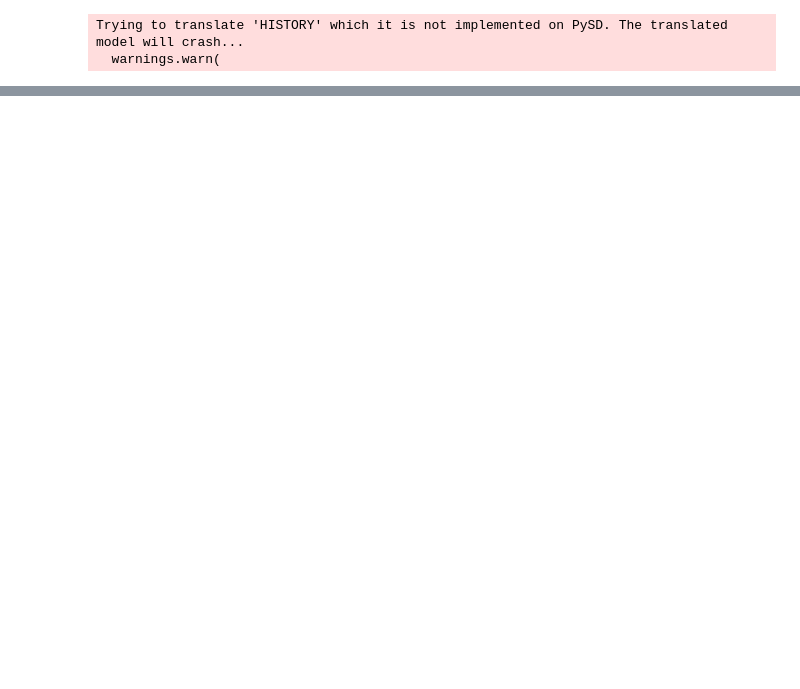
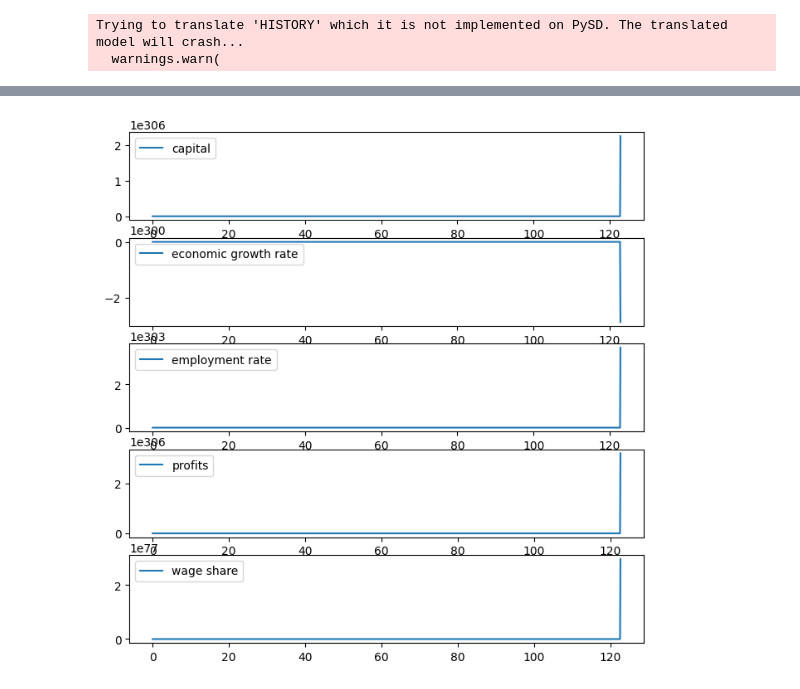
Before and after one commit to djpasseyjr/graphinference, a Jupyter notebook: Notebooks/Jupyter/NonLinearModels.ipynb, the cells around one changed output, grey strips where cells are left out. Cells and saved outputs as stored; diff of their text form; code cells hidden in the pictures; blank space fills up the shorter version.

Commit message:
Exploring non linear models, alternate formulations of VAR and mixed effect regressions

```diff
--- a/Notebooks/Jupyter/NonLinearModels.ipynb
+++ b/Notebooks/Jupyter/NonLinearModels.ipynb
@@ -110,0 +108,2 @@ class economic_growth_rate:
+# %%
+financial_model.components.economic_growth_rate = EconomicGrowthRate()
@@ -110,0 +123,9 @@ class economic_growth_rate:
+# %%
+econ_indicators = ["capital", "economic growth rate", "employment rate", "profits", "wage share"]
+X = financial_model.run(
+    final_time=800,
+    return_columns=econ_indicators,
+    initial_condition=(0, {"capital": 200})
+)
+# %% [output]
+[figure, added]
```
Also changed, not shown: parts of 10 cells of this notebook, 2 other files.
